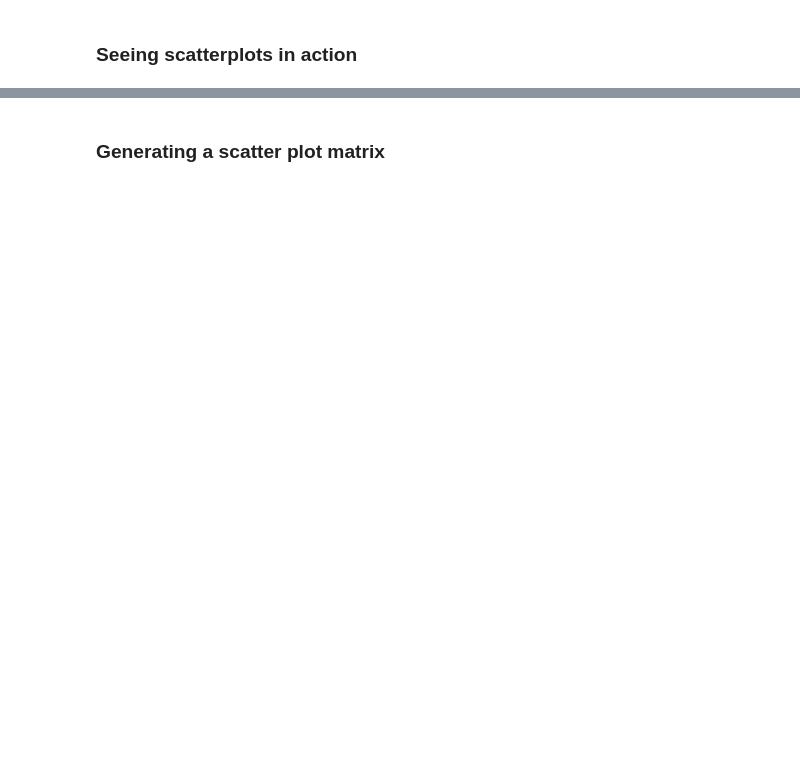
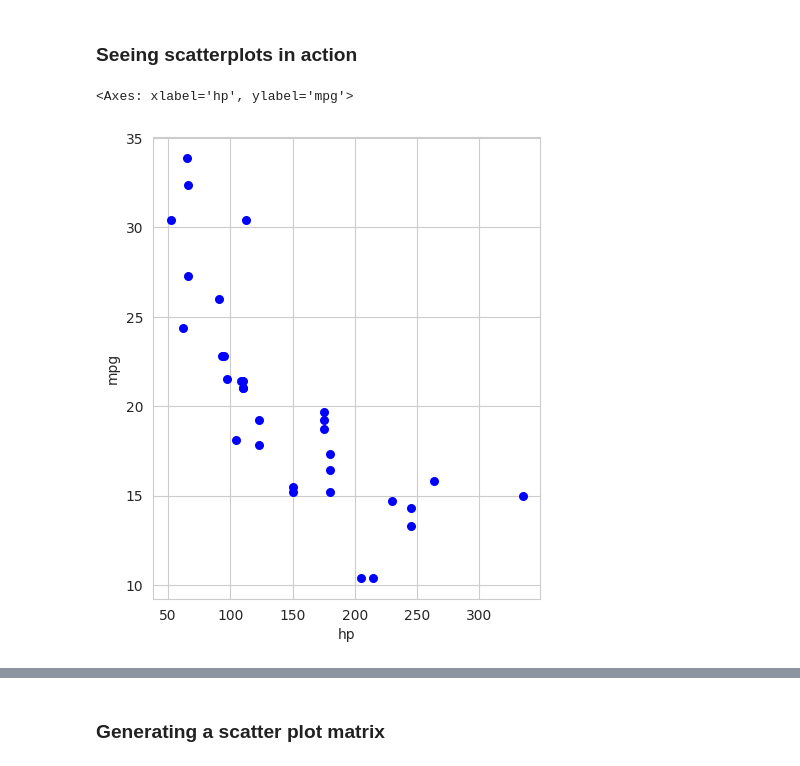
Before and after one commit to LinkedInLearning/python-for-data-science-and-machine-learning-essential-training-part-1-3006708, a Jupyter notebook: notebooks/04_07b.ipynb, the cells around one changed output, grey strips where cells are left out. Cells and saved outputs as stored; diff of their text form; code cells hidden in the pictures; blank space fills up the shorter version.

```diff
--- a/notebooks/04_07b.ipynb
+++ b/notebooks/04_07b.ipynb
@@ -24,2 +42,7 @@ cars.index = cars.car_names
 # %% [markdown]
 ###  Seeing scatterplots in action
+# %%
+cars.plot(kind='scatter', x='hp', y='mpg', c=['blue'], s=30)
+# %% [output]
+<Axes: xlabel='hp', ylabel='mpg'>
+[figure, added]
```
Also changed, not shown: parts of 9 cells of this notebook, 28 other files.
